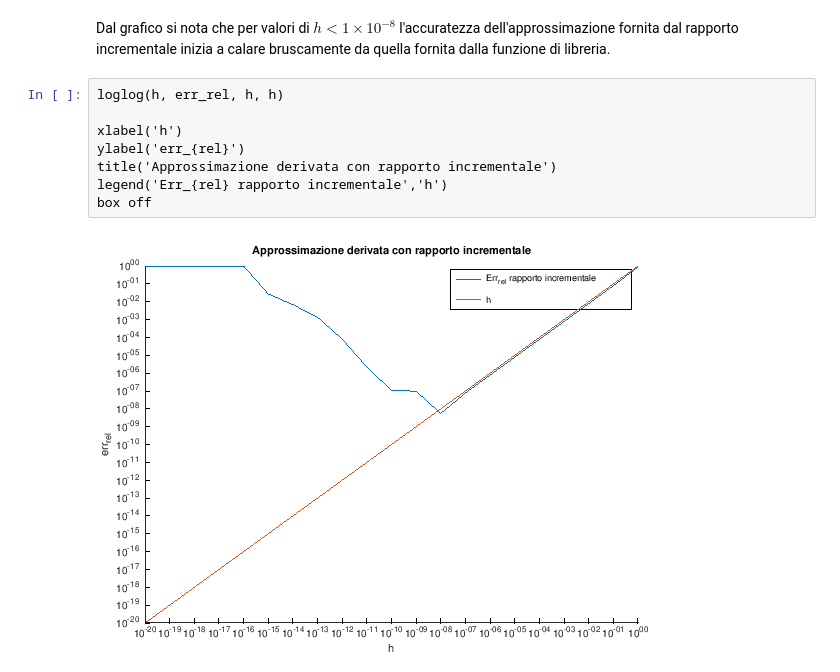
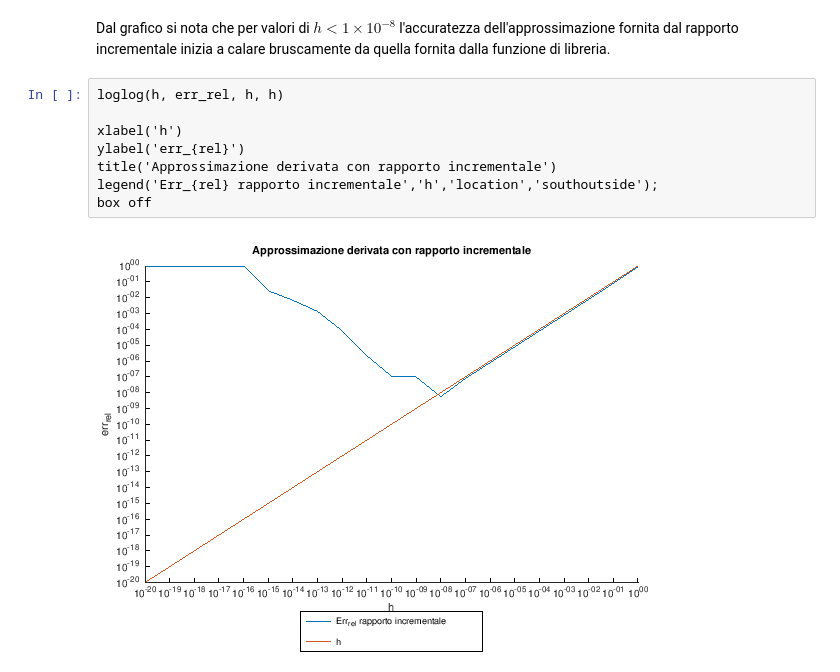
Before and after one commit to rbattistini/numerical-methods, a Jupyter notebook: part_3.ipynb, the cells around one changed output. Saved outputs shown, nothing was run; the diff lists cells and outputs as text.

Commit message:
Work on part IV and V, update all legends

```diff
--- a/part_3.ipynb
+++ b/part_3.ipynb
@@ -397,10 +397,10 @@ Dal grafico si nota che per valori di $h < 1 \times 10^{-8}$ l'accuratezza dell'
 # %%
 loglog(h, err_rel, h, h)
 
 xlabel('h')
 ylabel('err_{rel}')
 title('Approssimazione derivata con rapporto incrementale')
-legend('Err_{rel} rapporto incrementale','h')
+legend('Err_{rel} rapporto incrementale','h','location','southoutside');
 box off
 # %% [output]
-[figure, old version]
+[figure, new version]
```
Also changed, not shown: parts of 1 cell of this notebook, 3 other files.
